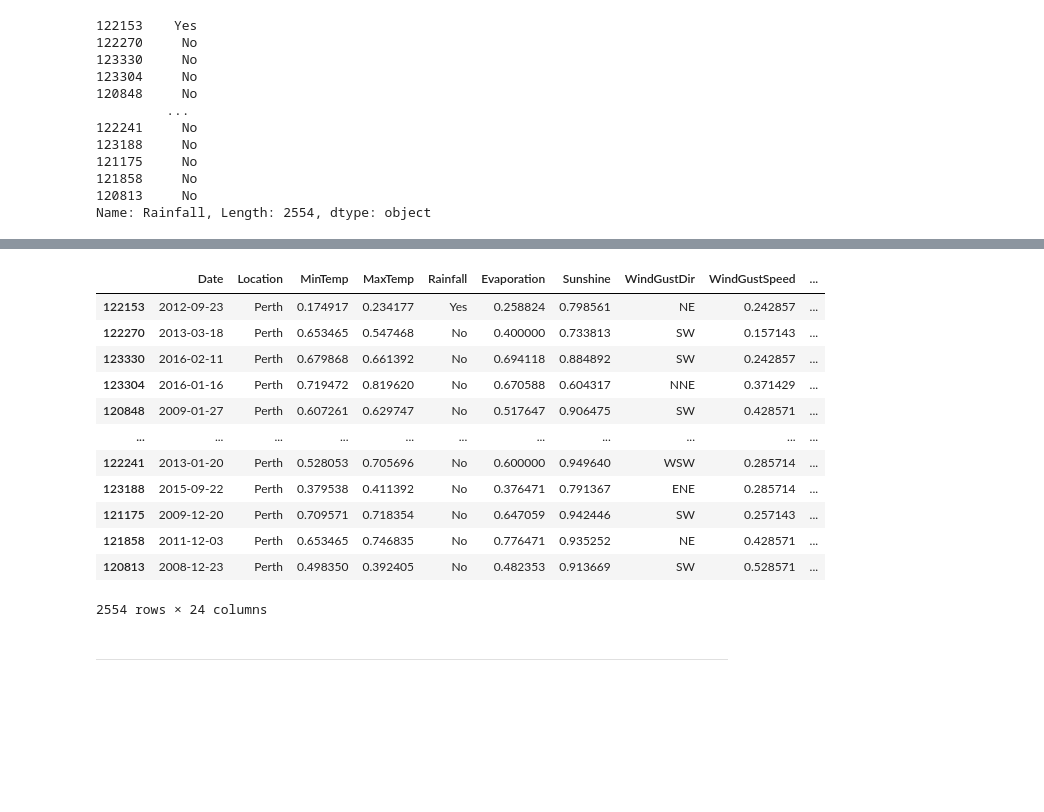
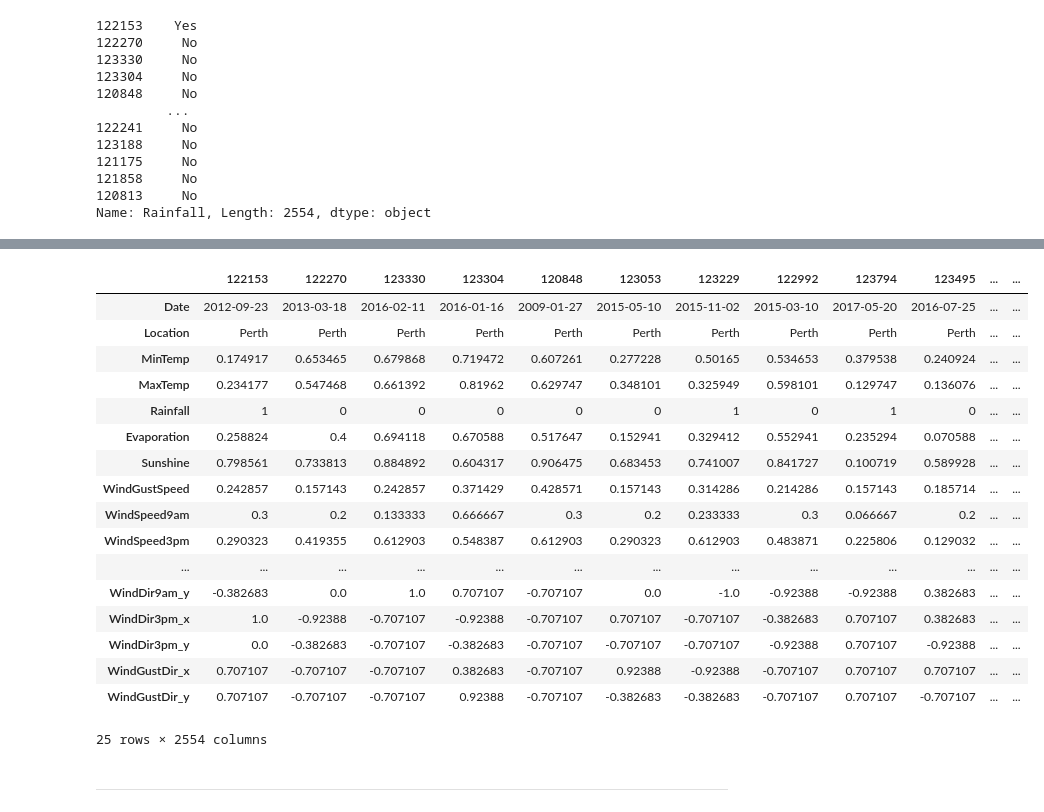
Before and after one commit to poolGolez/project-roosevelt, a Jupyter notebook: will-it-rain-in-perth.ipynb, the cells around one changed output, grey strips where cells are left out. Drawn from its saved outputs; the diff is of its cells as text; code cells hidden in the pictures; blank space fills up the shorter version.

Commit message:
Encode compass directions

```diff
--- a/will-it-rain-in-perth.ipynb
+++ b/will-it-rain-in-perth.ipynb
@@ -1679,6 +1679,6 @@ Encode *RainFall* and *RainToday*. The direction-related features will have its
 # %%
 def encode_yes_no(df, col):
     result = df.copy()
-    result[f"{col}_"] = result[col].apply(lambda v: 1 if v == "Yes" else 0)
+    result[f"{col}"] = result[col].apply(lambda v: 1 if v == "Yes" else 0)
 
     return result
@@ -1708,0 +1716,28 @@ encode_yes_no(X_train, 'RainToday')[['RainToday', 'RainToday_']].head(8)
+# %%
+from math import radians, cos, sin
+def encode_direction(df, cols):
+    direction_angle_dict = {
+        'E': 0,
+        'ENE': 22.5,
+        'NE': 45,
+        'NNE': 67.5,
+        'N': 90,
+        'NNW': 112.5,
+        'NW': 135,
+        'WNW': 157.5,
+        'W': 180,
+        'WSW': 202.5,
+        'SW': 225,
+        'SSW': 247.5,
+        'S': 270,
+        'SSE': 292.5,
+        'SE': 315,
+        'ESE': 337.5
+    }
+    result = df.copy()
+    for col in cols:
+        result[f"{col}_x"] = result[col].apply(lambda x: cos(radians(direction_angle_dict[x])))
+        result[f"{col}_y"] = result[col].apply(lambda x: sin(radians(direction_angle_dict[x])))
+        result.drop(columns=[col], inplace=True)
+
+    return result
@@ -1709,30 +1768,37 @@ encode_yes_no(X_train, 'RainToday')[['RainToday', 'RainToday_']].head(8)
 # %%
 def transform_features(X):
     result = X.copy()
     result = imputate_features(result)
     result = scale_numeric_features(result)
 
     result['Rainfall'] = discretize_rainfall(result['Rainfall'])
     result = encode_yes_no(result, 'Rainfall')
     result = encode_yes_no(result, 'RainToday')
 
+    result = encode_direction(result, ['WindDir9am', 'WindDir3pm', 'WindGustDir'])
+
     return result
 
-transform_features(X_train)
+transform_features(X_train).transpose()
 # %% [output]
-|  | Date | Location | MinTemp | MaxTemp | Rainfall | Evaporation | Sunshine | WindGustDir | WindGustSpeed | ... |
-| 122153 | 2012-09-23 | Perth | 0.174917 | 0.234177 | Yes | 0.258824 | 0.798561 | NE | 0.242857 | ... |
-| 122270 | 2013-03-18 | Perth | 0.653465 | 0.547468 | No | 0.400000 | 0.733813 | SW | 0.157143 | ... |
-| 123330 | 2016-02-11 | Perth | 0.679868 | 0.661392 | No | 0.694118 | 0.884892 | SW | 0.242857 | ... |
-| 123304 | 2016-01-16 | Perth | 0.719472 | 0.819620 | No | 0.670588 | 0.604317 | NNE | 0.371429 | ... |
-| 120848 | 2009-01-27 | Perth | 0.607261 | 0.629747 | No | 0.517647 | 0.906475 | SW | 0.428571 | ... |
-| ... | ... | ... | ... | ... | ... | ... | ... | ... | ... | ... |
-| 122241 | 2013-01-20 | Perth | 0.528053 | 0.705696 | No | 0.600000 | 0.949640 | WSW | 0.285714 | ... |
-| 123188 | 2015-09-22 | Perth | 0.379538 | 0.411392 | No | 0.376471 | 0.791367 | ENE | 0.285714 | ... |
-| 121175 | 2009-12-20 | Perth | 0.709571 | 0.718354 | No | 0.647059 | 0.942446 | SW | 0.257143 | ... |
-| 121858 | 2011-12-03 | Perth | 0.653465 | 0.746835 | No | 0.776471 | 0.935252 | NE | 0.428571 | ... |
-| 120813 | 2008-12-23 | Perth | 0.498350 | 0.392405 | No | 0.482353 | 0.913669 | SW | 0.528571 | ... |
+|  | 122153 | 122270 | 123330 | 123304 | 120848 | 123053 | 123229 | 122992 | 123794 | 123495 | ... | ... |
+| Date | 2012-09-23 | 2013-03-18 | 2016-02-11 | 2016-01-16 | 2009-01-27 | 2015-05-10 | 2015-11-02 | 2015-03-10 | 2017-05-20 | 2016-07-25 | ... | ... |
+| Location | Perth | Perth | Perth | Perth | Perth | Perth | Perth | Perth | Perth | Perth | ... | ... |
+| MinTemp | 0.174917 | 0.653465 | 0.679868 | 0.719472 | 0.607261 | 0.277228 | 0.50165 | 0.534653 | 0.379538 | 0.240924 | ... | ... |
+| MaxTemp | 0.234177 | 0.547468 | 0.661392 | 0.81962 | 0.629747 | 0.348101 | 0.325949 | 0.598101 | 0.129747 | 0.136076 | ... | ... |
+| Rainfall | 1 | 0 | 0 | 0 | 0 | 0 | 1 | 0 | 1 | 0 | ... | ... |
+| Evaporation | 0.258824 | 0.4 | 0.694118 | 0.670588 | 0.517647 | 0.152941 | 0.329412 | 0.552941 | 0.235294 | 0.070588 | ... | ... |
+| Sunshine | 0.798561 | 0.733813 | 0.884892 | 0.604317 | 0.906475 | 0.683453 | 0.741007 | 0.841727 | 0.100719 | 0.589928 | ... | ... |
+| WindGustSpeed | 0.242857 | 0.157143 | 0.242857 | 0.371429 | 0.428571 | 0.157143 | 0.314286 | 0.214286 | 0.157143 | 0.185714 | ... | ... |
+| WindSpeed9am | 0.3 | 0.2 | 0.133333 | 0.666667 | 0.3 | 0.2 | 0.233333 | 0.3 | 0.066667 | 0.2 | ... | ... |
+| WindSpeed3pm | 0.290323 | 0.419355 | 0.612903 | 0.548387 | 0.612903 | 0.290323 | 0.612903 | 0.483871 | 0.225806 | 0.129032 | ... | ... |
+| ... | ... | ... | ... | ... | ... | ... | ... | ... | ... | ... | ... | ... |
+| WindDir9am_y | -0.382683 | 0.0 | 1.0 | 0.707107 | -0.707107 | 0.0 | -1.0 | -0.92388 | -0.92388 | 0.382683 | ... | ... |
+| WindDir3pm_x | 1.0 | -0.92388 | -0.707107 | -0.92388 | -0.707107 | 0.707107 | -0.707107 | -0.382683 | 0.707107 | 0.382683 | ... | ... |
+| WindDir3pm_y | 0.0 | -0.382683 | -0.707107 | -0.382683 | -0.707107 | -0.707107 | -0.707107 | -0.92388 | 0.707107 | -0.92388 | ... | ... |
+| WindGustDir_x | 0.707107 | -0.707107 | -0.707107 | 0.382683 | -0.707107 | 0.92388 | -0.92388 | -0.707107 | 0.707107 | 0.707107 | ... | ... |
+| WindGustDir_y | 0.707107 | -0.707107 | -0.707107 | 0.92388 | -0.707107 | -0.382683 | -0.382683 | -0.707107 | 0.707107 | -0.707107 | ... | ... |
-2554 rows × 24 columns
+25 rows × 2554 columns
 # %% [markdown]
 
 ---------------------------------------------------------------------------------------
```
Also changed, not shown: parts of 8 cells of this notebook.
